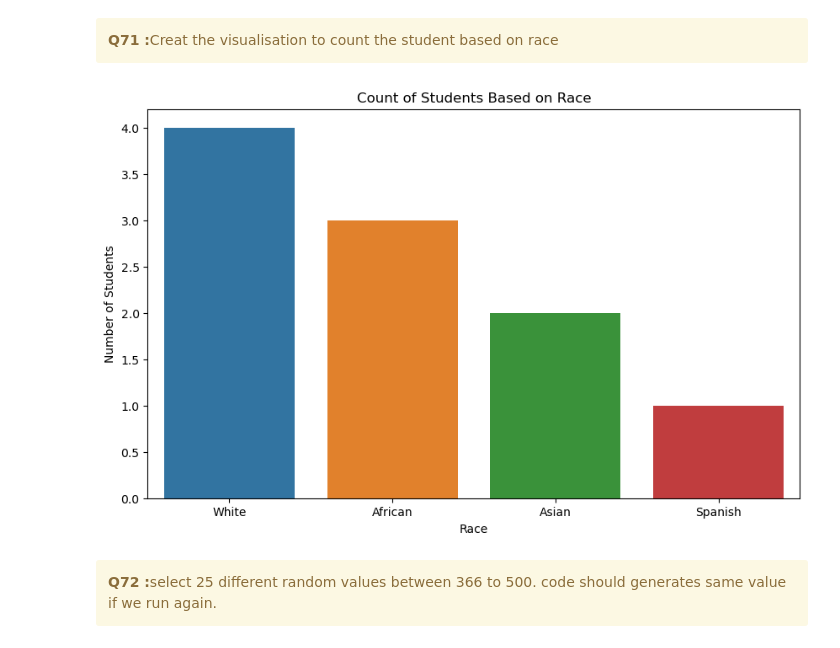
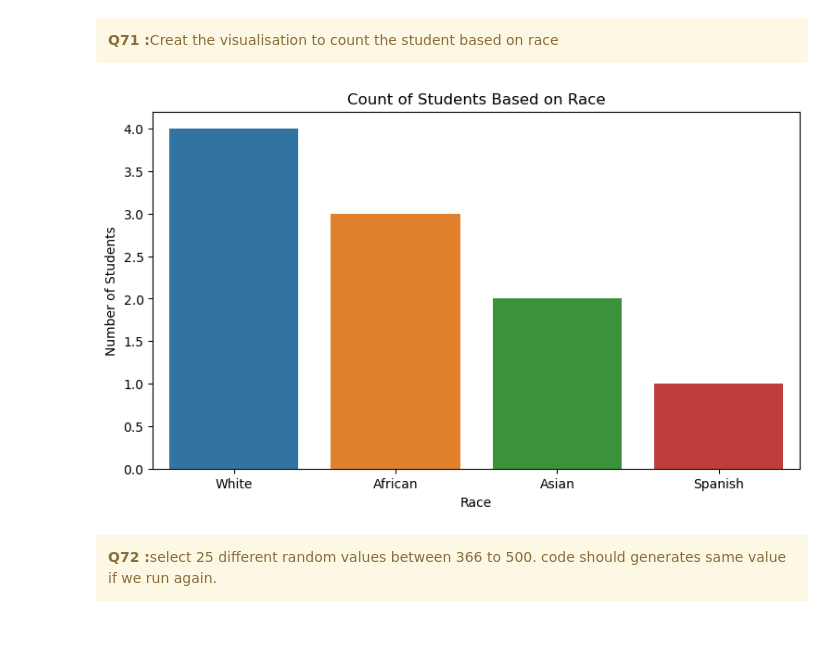
Before and after one commit to Neenu1990/Python_Hackathon_Team_8, a Jupyter notebook: Team8_PythonPioneers_Main80Questions.ipynb, the cells around one changed output. Saved outputs shown, nothing was run; the diff lists cells and outputs as text; code cells hidden in the pictures.

```diff
--- a/Team8_PythonPioneers_Main80Questions.ipynb
+++ b/Team8_PythonPioneers_Main80Questions.ipynb
@@ -1069,26 +1081,23 @@ students_with_o[['First Name', 'Last Name']]
 </div>
 # %%
 # Count the students in each race category
-
 race_counts = df_Demography['Race'].value_counts()
 
 # Create a bar chart to visualize the count of students based on race
-
-plt.figure(figsize=(10, 6))
+plt.figure(figsize=(9, 5))
 
 sns.barplot(x=race_counts.index, y=race_counts.values)
 
 plt.title('Count of Students Based on Race')
 
 plt.xlabel('Race')
 
 plt.ylabel('Number of Students')
 
 # Show the plot
-
 plt.show()
 # %% [output]
-[figure, old version]
+[figure, new version]
 # %% [markdown]
 <div class="alert alert-block alert-warning">
 <b>Q72 :</b>select 25 different random values between 366 to 500. code should generates same value if we run again.
```
Also changed, not shown: parts of 20 cells of this notebook.
